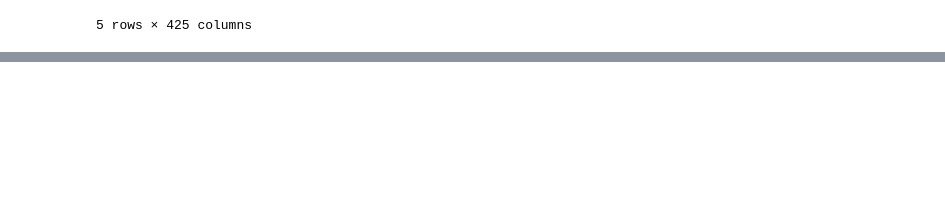
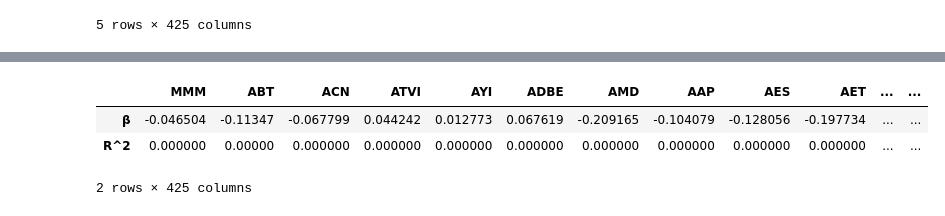
Before and after one commit to boturon/NovaSBE_Courses, a Jupyter notebook: finance/case_2/deliverable.ipynb, the cells around one changed output, grey strips where cells are left out. Cells and saved outputs as stored; diff of their text form; code cells hidden in the pictures; blank space fills up the shorter version.

```diff
--- a/finance/case_2/deliverable.ipynb
+++ b/finance/case_2/deliverable.ipynb
@@ -511,0 +515,7 @@ Now, how to find the betas?
+# %%
+betas_table
+# %% [output]
+|  | MMM | ABT | ACN | ATVI | AYI | ADBE | AMD | AAP | AES | AET | ... | ... |
+| β | -0.046504 | -0.11347 | -0.067799 | 0.044242 | 0.012773 | 0.067619 | -0.209165 | -0.104079 | -0.128056 | -0.197734 | ... | ... |
+| R^2 | 0.000000 | 0.00000 | 0.000000 | 0.000000 | 0.000000 | 0.000000 | 0.000000 | 0.000000 | 0.000000 | 0.000000 | ... | ... |
+2 rows × 425 columns
```
Also changed, not shown: parts of 7 cells of this notebook.
